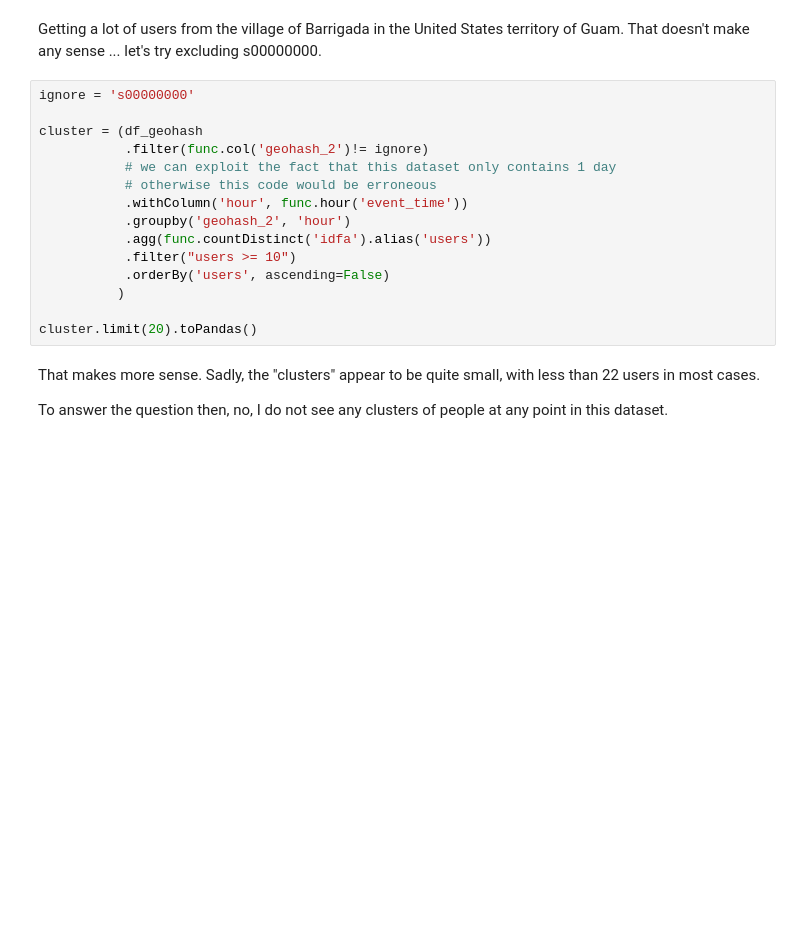
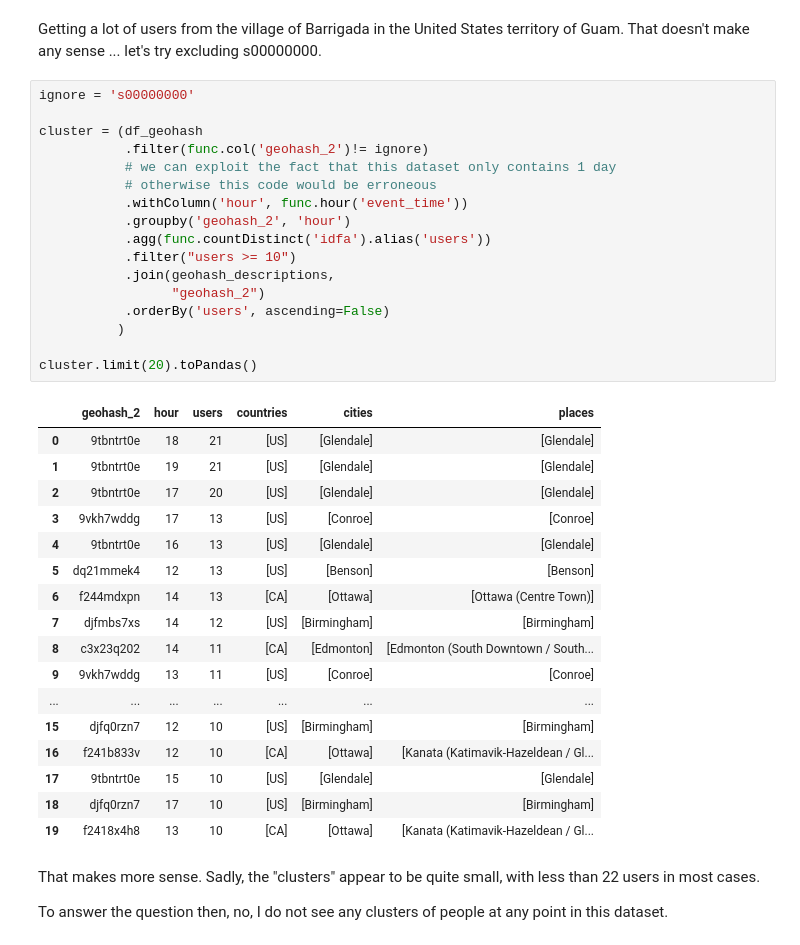
Before and after one commit to fqaiser94/DataEngChallenge, a Jupyter notebook: Freckle Data Engineer Challenge.ipynb, the cells around one changed output. Cells and saved outputs as stored; diff of their text form; blank space fills up the shorter version.

```diff
--- a/Freckle Data Engineer Challenge.ipynb
+++ b/Freckle Data Engineer Challenge.ipynb
@@ -605,18 +632,38 @@ Getting a lot of users from the village of Barrigada in the United States territ
 # %%
 ignore = 's00000000'
 
 cluster = (df_geohash
            .filter(func.col('geohash_2')!= ignore)
            # we can exploit the fact that this dataset only contains 1 day
            # otherwise this code would be erroneous
            .withColumn('hour', func.hour('event_time'))
            .groupby('geohash_2', 'hour')
            .agg(func.countDistinct('idfa').alias('users'))
            .filter("users >= 10")
+           .join(geohash_descriptions,
+                 "geohash_2")
            .orderBy('users', ascending=False)
           )
 
 cluster.limit(20).toPandas()
+# %% [output]
+|  | geohash_2 | hour | users | countries | cities | places |
+| 0 | 9tbntrt0e | 18 | 21 | [US] | [Glendale] | [Glendale] |
+| 1 | 9tbntrt0e | 19 | 21 | [US] | [Glendale] | [Glendale] |
+| 2 | 9tbntrt0e | 17 | 20 | [US] | [Glendale] | [Glendale] |
+| 3 | 9vkh7wddg | 17 | 13 | [US] | [Conroe] | [Conroe] |
+| 4 | 9tbntrt0e | 16 | 13 | [US] | [Glendale] | [Glendale] |
+| 5 | dq21mmek4 | 12 | 13 | [US] | [Benson] | [Benson] |
+| 6 | f244mdxpn | 14 | 13 | [CA] | [Ottawa] | [Ottawa (Centre Town)] |
+| 7 | djfmbs7xs | 14 | 12 | [US] | [Birmingham] | [Birmingham] |
+| 8 | c3x23q202 | 14 | 11 | [CA] | [Edmonton] | [Edmonton (South Downtown / South... |
+| 9 | 9vkh7wddg | 13 | 11 | [US] | [Conroe] | [Conroe] |
+| ... | ... | ... | ... | ... | ... | ... |
+| 15 | djfq0rzn7 | 12 | 10 | [US] | [Birmingham] | [Birmingham] |
+| 16 | f241b833v | 12 | 10 | [CA] | [Ottawa] | [Kanata (Katimavik-Hazeldean / Gl... |
+| 17 | 9tbntrt0e | 15 | 10 | [US] | [Glendale] | [Glendale] |
+| 18 | djfq0rzn7 | 17 | 10 | [US] | [Birmingham] | [Birmingham] |
+| 19 | f2418x4h8 | 13 | 10 | [CA] | [Ottawa] | [Kanata (Katimavik-Hazeldean / Gl... |
 # %% [markdown]
 That makes more sense. Sadly, the "clusters" appear to be quite small, with less than 22 users in most cases.
 
```
Also changed, not shown: parts of 2 cells of this notebook.
